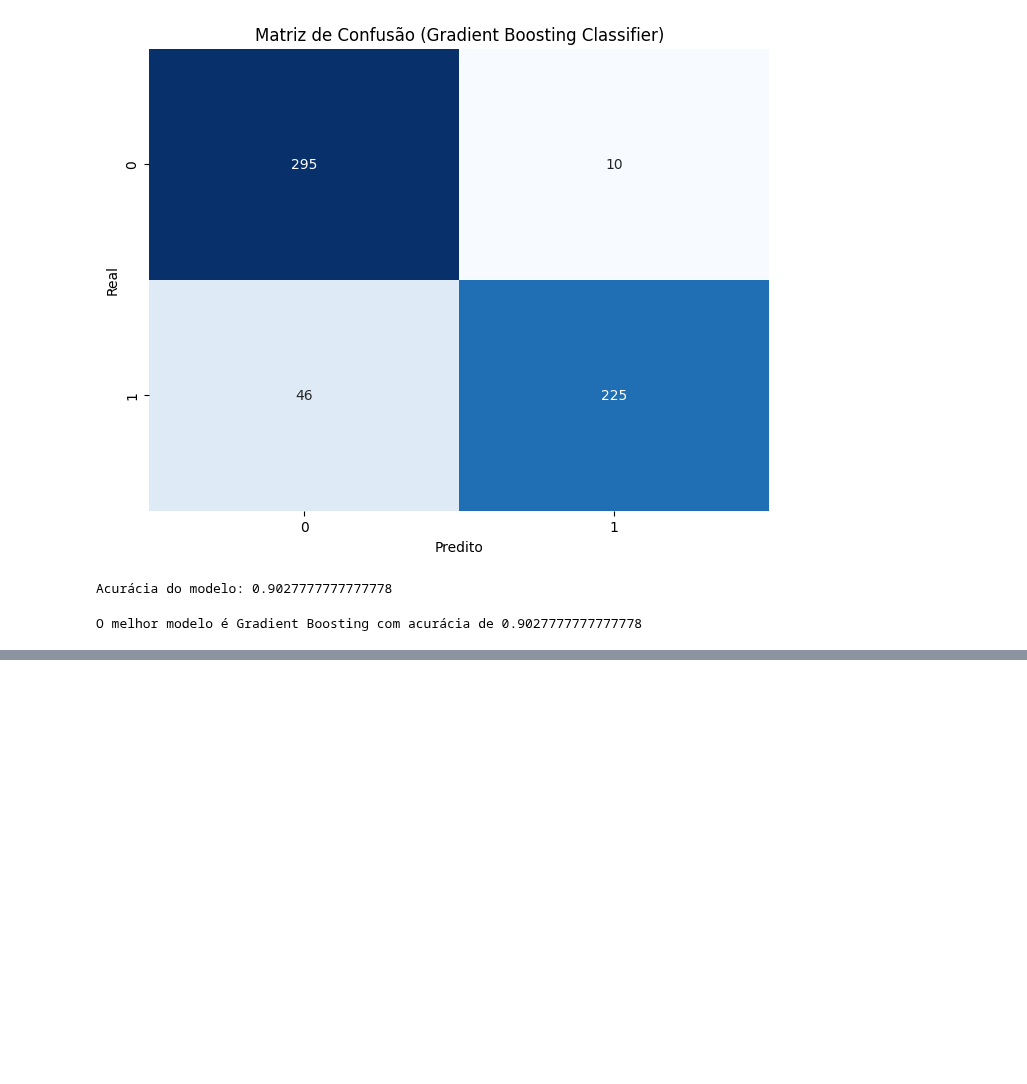
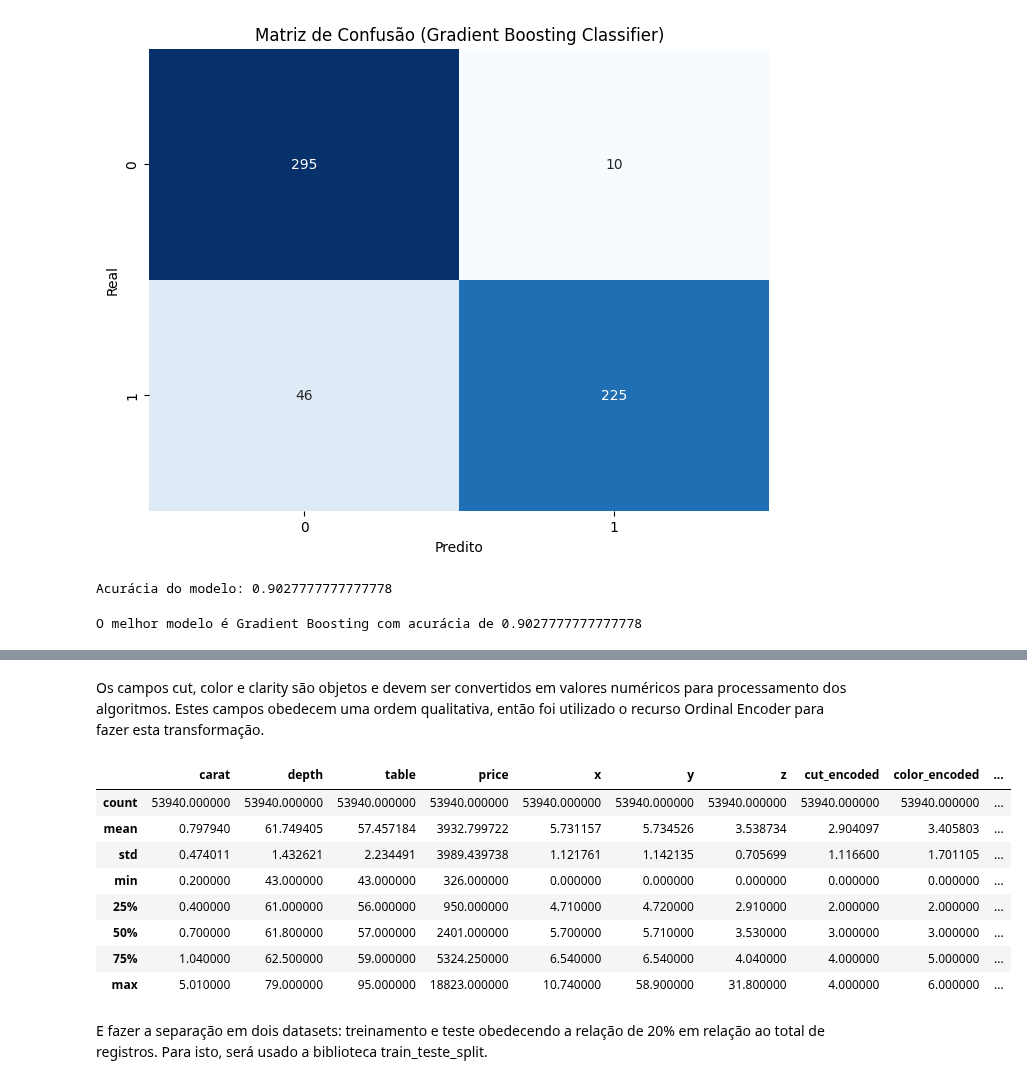
Before and after one commit to helioacastro/Aprendizagem-de-Maquina, a Jupyter notebook: notebooks/AM_T1_HELIO_ARAUJO_E_CASTRO.ipynb, the cells around one changed output, grey strips where cells are left out. Saved outputs shown, nothing was run; the diff lists cells and outputs as text; code cells hidden in the pictures; blank space fills up the shorter version.

```diff
--- a/notebooks/AM_T1_HELIO_ARAUJO_E_CASTRO.ipynb
+++ b/notebooks/AM_T1_HELIO_ARAUJO_E_CASTRO.ipynb
@@ -252,0 +276,5 @@ O melhor modelo é Gradient Boosting com acurácia de 0.9027777777777778
+# %%
+# Carregar o dataset a partir do arquivo texto
+dataset = pd.read_csv('../data/diamonds.csv', header=0)
+
+dataset.info()
@@ -252,0 +299,46 @@ O melhor modelo é Gradient Boosting com acurácia de 0.9027777777777778
+# %% [markdown]
+Os campos cut, color e clarity são objetos e devem ser convertidos em valores numéricos para processamento dos algoritmos. Estes campos obedecem uma ordem qualitativa, então foi utilizado o recurso Ordinal Encoder para fazer esta transformação.
+# %%
+#dataset.cut.unique()
+dataset.clarity.unique()
+
+# Determina um vetor com valores crescentes dos atributos cut, color e clarity
+order_cut = ['Fair','Good', 'Very Good', 'Premium', 'Ideal']
+order_color = ['J','I','H','G','F','E','D']
+order_clarity = ['I3','I2','I1','SI2','SI1','VS2','VS1','VVS2','VVS1','IF','FL']
+
+# Adiciona campo cut com numeraçao crescente
+order_encoder_cut=OrdinalEncoder(categories=[order_cut])
+cut_encoded = order_encoder_cut.fit_transform(dataset[['cut']])
+dataset['cut_encoded'] = cut_encoded
+
+# Adiciona campo color com numeraçao crescente
+order_encoder_color=OrdinalEncoder(categories=[order_color])
+color_encoded = order_encoder_color.fit_transform(dataset[['color']])
+dataset['color_encoded'] = color_encoded
+
+# Adiciona campo clarity com numeraçao crescente
+order_encoder_clarity=OrdinalEncoder(categories=[order_clarity])
+clarity_encoded = order_encoder_clarity.fit_transform(dataset[['clarity']])
+dataset['clarity_encoded'] = clarity_encoded
+
+# Remover as colunas de objetos que foram transformados
+dataset = dataset.drop('cut', axis=1)
+dataset = dataset.drop('color', axis=1)
+dataset = dataset.drop('clarity', axis=1)
+
+dataset.head()
+
+dataset.describe()
+# %% [output]
+|  | carat | depth | table | price | x | y | z | cut_encoded | color_encoded | ... |
+| count | 53940.000000 | 53940.000000 | 53940.000000 | 53940.000000 | 53940.000000 | 53940.000000 | 53940.000000 | 53940.000000 | 53940.000000 | ... |
+| mean | 0.797940 | 61.749405 | 57.457184 | 3932.799722 | 5.731157 | 5.734526 | 3.538734 | 2.904097 | 3.405803 | ... |
+| std | 0.474011 | 1.432621 | 2.234491 | 3989.439738 | 1.121761 | 1.142135 | 0.705699 | 1.116600 | 1.701105 | ... |
+| min | 0.200000 | 43.000000 | 43.000000 | 326.000000 | 0.000000 | 0.000000 | 0.000000 | 0.000000 | 0.000000 | ... |
+| 25% | 0.400000 | 61.000000 | 56.000000 | 950.000000 | 4.710000 | 4.720000 | 2.910000 | 2.000000 | 2.000000 | ... |
+| 50% | 0.700000 | 61.800000 | 57.000000 | 2401.000000 | 5.700000 | 5.710000 | 3.530000 | 3.000000 | 3.000000 | ... |
+| 75% | 1.040000 | 62.500000 | 59.000000 | 5324.250000 | 6.540000 | 6.540000 | 4.040000 | 4.000000 | 5.000000 | ... |
+| max | 5.010000 | 79.000000 | 95.000000 | 18823.000000 | 10.740000 | 58.900000 | 31.800000 | 4.000000 | 6.000000 | ... |
+# %% [markdown]
+E fazer a separação em dois datasets: treinamento e teste obedecendo a relação de 20% em relação ao total de registros. Para isto, será usado a biblioteca train_teste_split.
```
Also changed, not shown: parts of 8 cells of this notebook.
